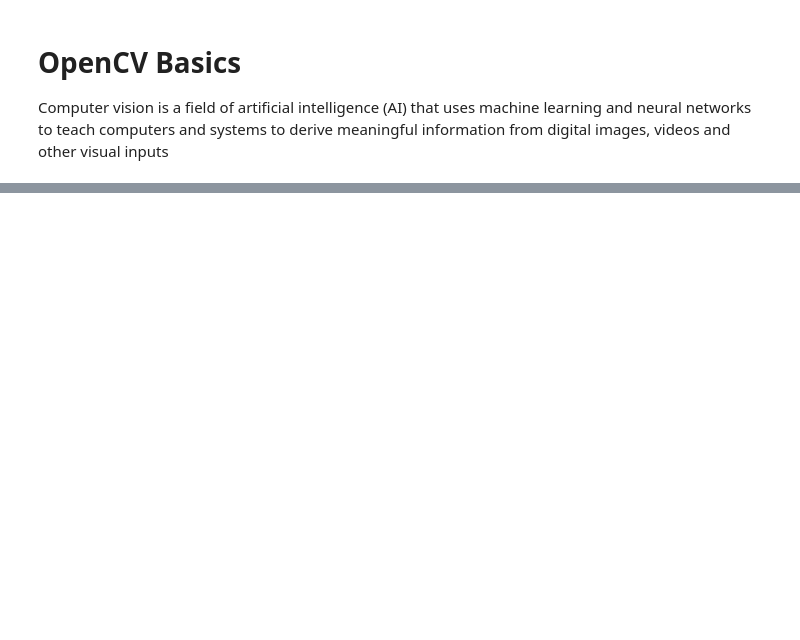
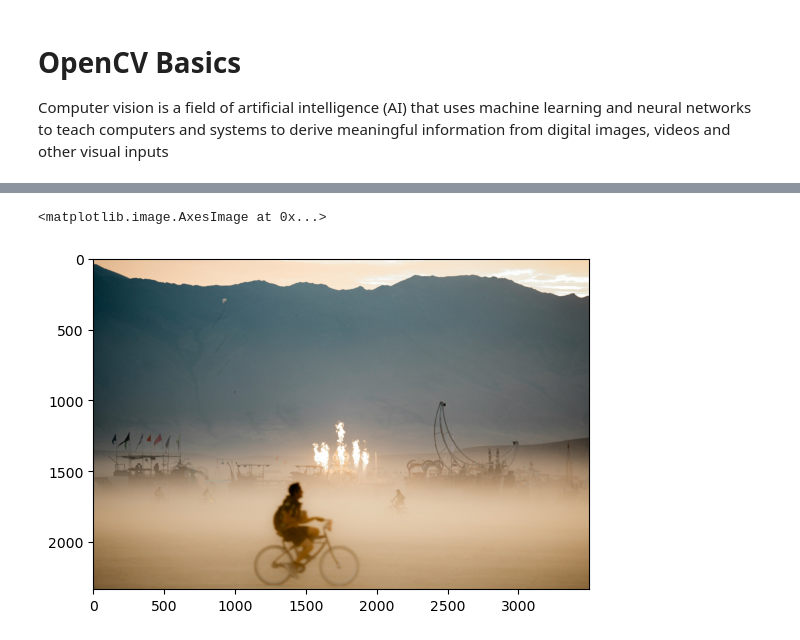
Before and after one commit to AryanK1511/CVI620-Seneca, a Jupyter notebook: OpenCV Python Course - Learn Computer Vision and AI/lesson1.ipynb, the cells around one changed output, grey strips where cells are left out. Drawn from its saved outputs; the diff is of its cells as text; code cells hidden in the pictures; blank space fills up the shorter version.

```diff
--- a/OpenCV Python Course - Learn Computer Vision and AI/lesson1.ipynb
+++ b/OpenCV Python Course - Learn Computer Vision and AI/lesson1.ipynb
@@ -8,0 +52,6 @@ img = cv.imread('photos/test_image.jpg')
+# %%
+reversed_image = img[:, :, ::-1] # Convert to RGB to get accurate colors
+plt.imshow(reversed_image)
+# %% [output]
+<matplotlib.image.AxesImage at 0x...>
+[figure, added]
```
Also changed, not shown: parts of 8 cells of this notebook.
